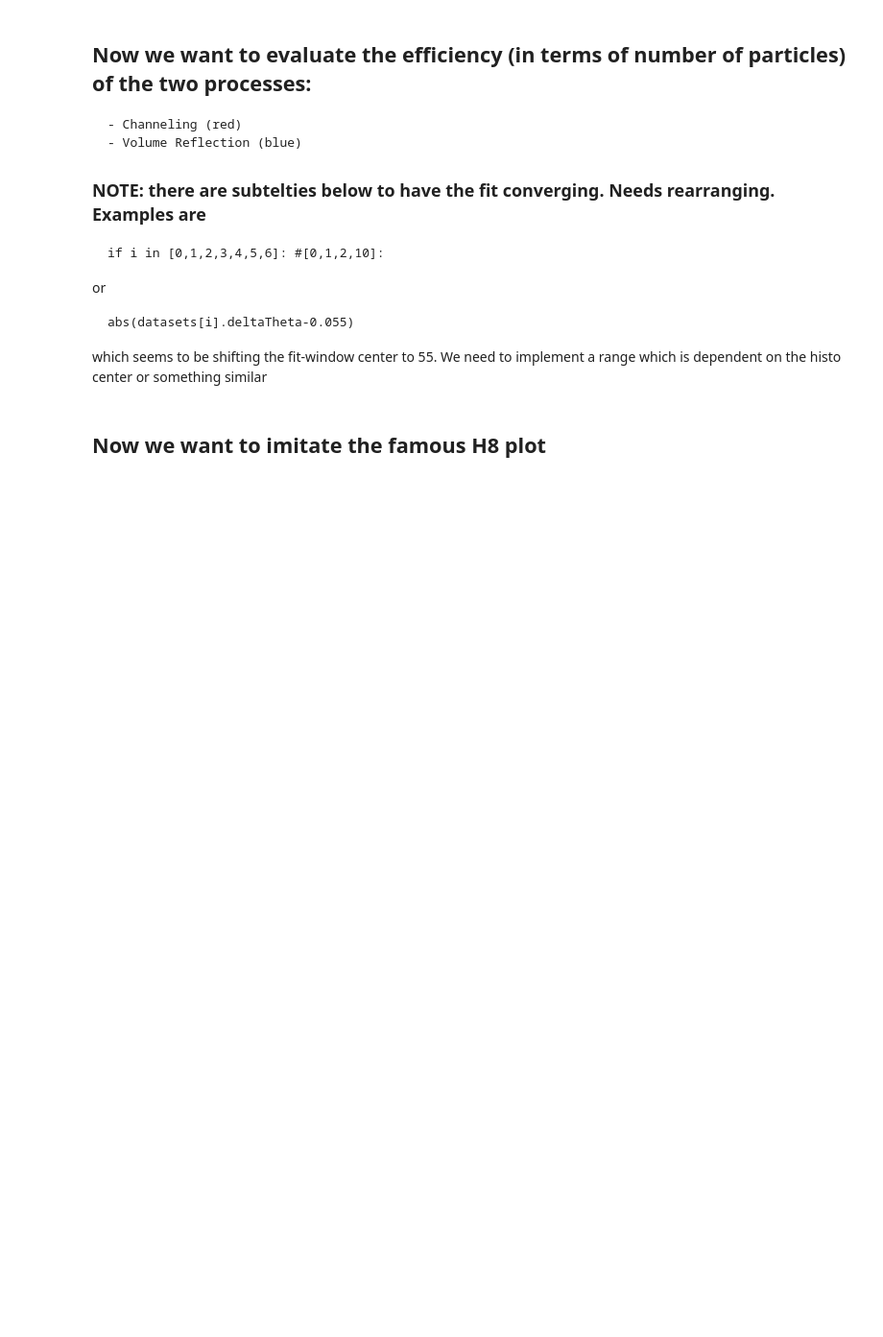
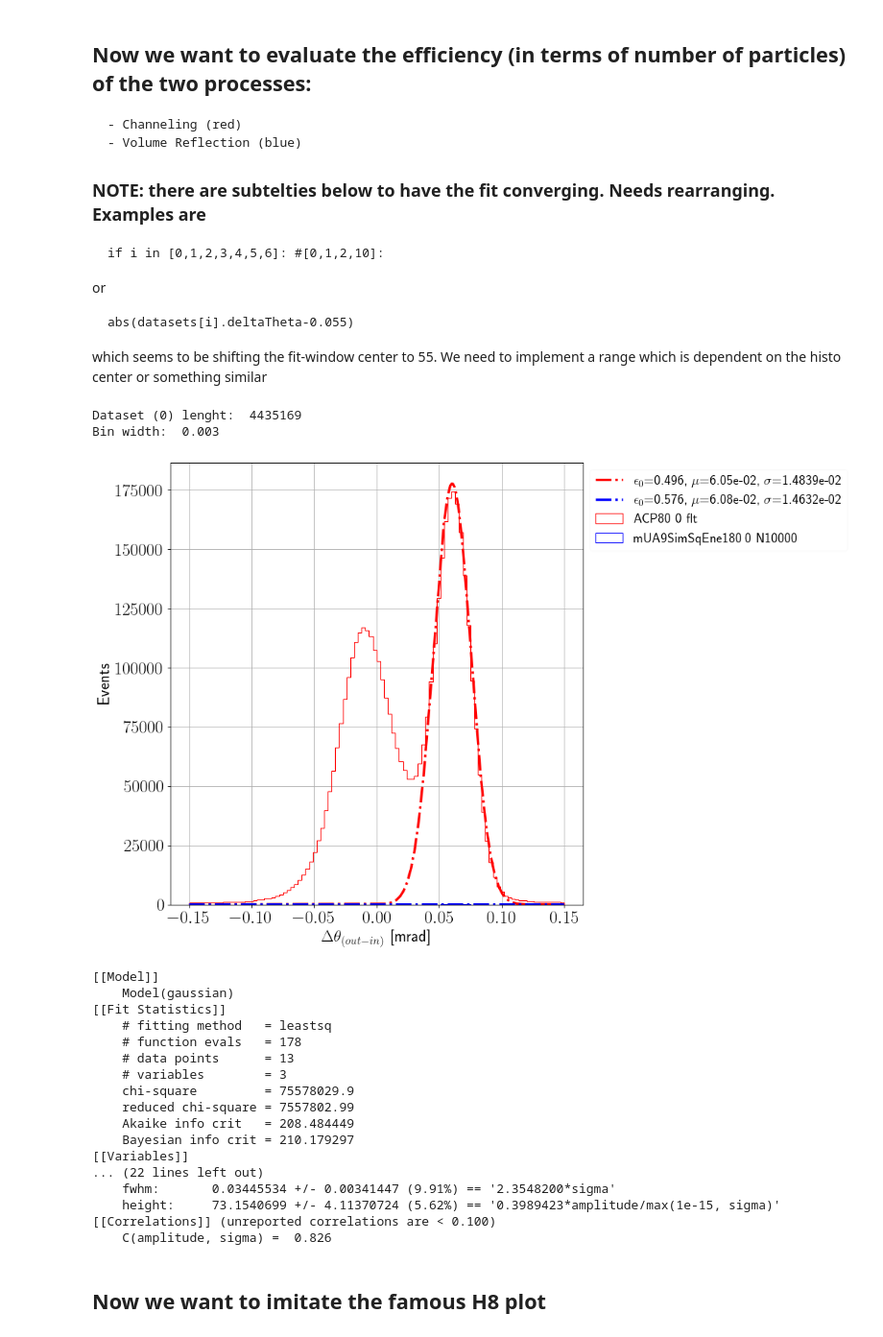
Before and after one commit to collamaf/UA9_22, a Jupyter notebook: analysis/CompareRuns.ipynb, the cells around one changed output. Shown at 96% size. Drawn from its saved outputs; the diff is of its cells as text; code cells hidden in the pictures; blank space fills up the shorter version.

```diff
--- a/analysis/CompareRuns.ipynb
+++ b/analysis/CompareRuns.ipynb
@@ -308,48 +351,71 @@ xmin=-0.15
 xmax=0.15
 fig, ax = plt.subplots(nrows=1, ncols=2,figsize=(2*10, 10),dpi=80,facecolor='w', edgecolor='k')
 
-print(datasets[idxZero].shape[0])
-commonBinWidth=max(int(0.5*1000./datasets[idxZero].shape[0])/100.,0.001) #0.001
-print(commonBinWidth)
+print("Dataset (0) lenght: ",datasets[idxZero].shape[0])
+cBW=max(((xmax-xmin)*10./datasets[idxZero].shape[0]),0.003) #was 0.001
+print("Bin width: ",cBW)
+
 for i in range(nds):
     plot1D(ax[0],datasets[i]["deltaTheta"],inFileLabels[i],dtL,"Events",
-            False,colors[i],int((xmax-xmin)/commonBinWidth),[xmin,xmax])
+            False,colors[i],int((xmax-xmin)/cBW),[xmin,xmax])
 
 if True:
     from lmfit.models import GaussianModel
     mods = []
     outs = []
     predictions = []
     efficiencies = []
     effUnc = []
     for i in range(nds):
         mods.append(GaussianModel())
         #if i in [0,1,2,3,4,5,6,7]: #[0,1,2,10]:
         if angles[i]< 15 and angles[i]>-25:
-            data_entries, bins = np.histogram(datasets[i][abs(datasets[i].deltaTheta-0.055)<0.02]["deltaTheta"], bins=int(0.04/commonBinWidth))
-            #print(data_entries)
+            os_fit_range = 0.02 #one-sided fit range around the channeled peak
+            data_entries, bins = np.histogram(datasets[i][abs(datasets[i].deltaTheta-0.061)<os_fit_range]["deltaTheta"], bins=int(2*os_fit_range/cBW))
         else:
-            data_entries, bins = np.histogram(datasets[i][abs(datasets[i].deltaTheta)<0.1]["deltaTheta"], bins=int(0.2/commonBinWidth))
+            os_fit_range = 0.1 #one-sided fit range around zero
+            data_entries, bins = np.histogram(datasets[i][abs(datasets[i].deltaTheta)<os_fit_range]["deltaTheta"], bins=int(2*os_fit_range/cBW))
         binscenters = np.array([0.5 * (bins[i] + bins[i+1]) for i in range(len(bins)-1)])
         pars = mods[-1].guess(data_entries, x=data_entries)
         out = mods[-1].fit(data_entries.astype(float), x=binscenters.astype(float))
         outs.append(out)
         predicted = outs[-1].eval(x=np.linspace(xmin, xmax, 1000))
         predictions.append(predicted)
-        efficiencies.append((outs[-1].params['amplitude'].value)/commonBinWidth/(len(datasets[i]["deltaTheta"])))
-        #effUnc.append((outs[-1].params['amplitude'].stderr)/commonBinWidth/(len(datasets[i]["deltaTheta"])))
+        efficiencies.append((outs[-1].params['amplitude'].value)/cBW/(len(datasets[i]["deltaTheta"])))
+        #effUnc.append((outs[-1].params['amplitude'].stderr)/cBW/(len(datasets[i]["deltaTheta"])))
         ax[0].plot(np.linspace(xmin, xmax, 1000), predictions[-1], color=colors[i], linestyle='-.',
                  label=(r"$\epsilon_{{{}}}$={:.3f}, $\mu$={:.2e}, $\sigma$={:.4e}".format(inFileLabels[i].split(" ")[1],
-                                                                                          ((outs[-1].params['amplitude'].value)/commonBinWidth/(len(datasets[i]["deltaTheta"]))), outs[-1].params['center'].value, outs[-1].params['sigma'].value)))
+                                                                                          ((outs[-1].params['amplitude'].value)/cBW/(len(datasets[i]["deltaTheta"]))), outs[-1].params['center'].value, outs[-1].params['sigma'].value)))
         ax[0].grid(True)
     leg = ax[0].legend(loc="upper left", bbox_to_anchor=(1,1), fontsize=17)
     leg.get_frame().set_alpha(0.1)
     ax[1].remove()
     plt.show()
     fig.savefig("plot_{:s}_{:d}.png".format(outTag,plotId))
     plotId+=1
     for i in range(nds):
         print(outs[i].fit_report())
+# %% [output]
+Dataset (0) lenght:  4435169
+Bin width:  0.003
+[figure, added]
+[[Model]]
+    Model(gaussian)
+[[Fit Statistics]]
+    # fitting method   = leastsq
+    # function evals   = 178
+    # data points      = 13
+    # variables        = 3
+    chi-square         = 75578029.9
+    reduced chi-square = 7557802.99
+    Akaike info crit   = 208.484449
+    Bayesian info crit = 210.179297
+[[Variables]]
+... (22 lines left out)
+    fwhm:       0.03445534 +/- 0.00341447 (9.91%) == '2.3548200*sigma'
+    height:     73.1540699 +/- 4.11370724 (5.62%) == '0.3989423*amplitude/max(1e-15, sigma)'
+[[Correlations]] (unreported correlations are < 0.100)
+    C(amplitude, sigma) =  0.826
 # %% [markdown]
 ## Now we want to imitate the famous H8 plot
 # %%
```
Also changed, not shown: parts of 13 cells of this notebook.
